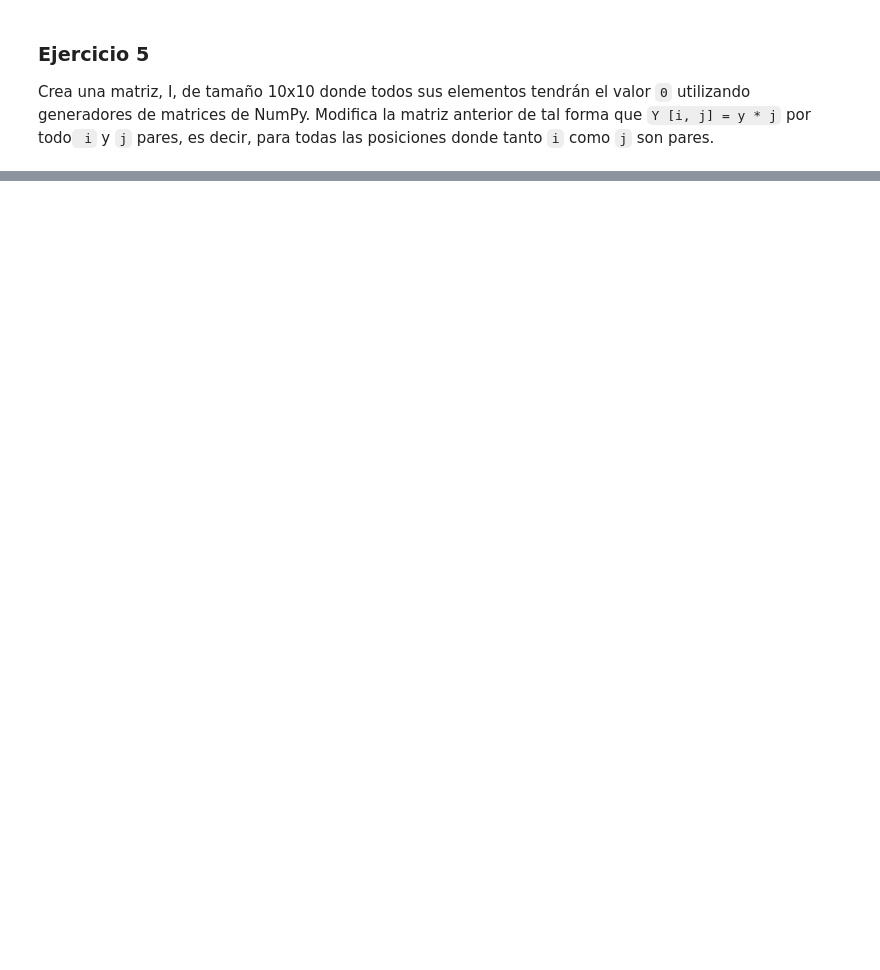
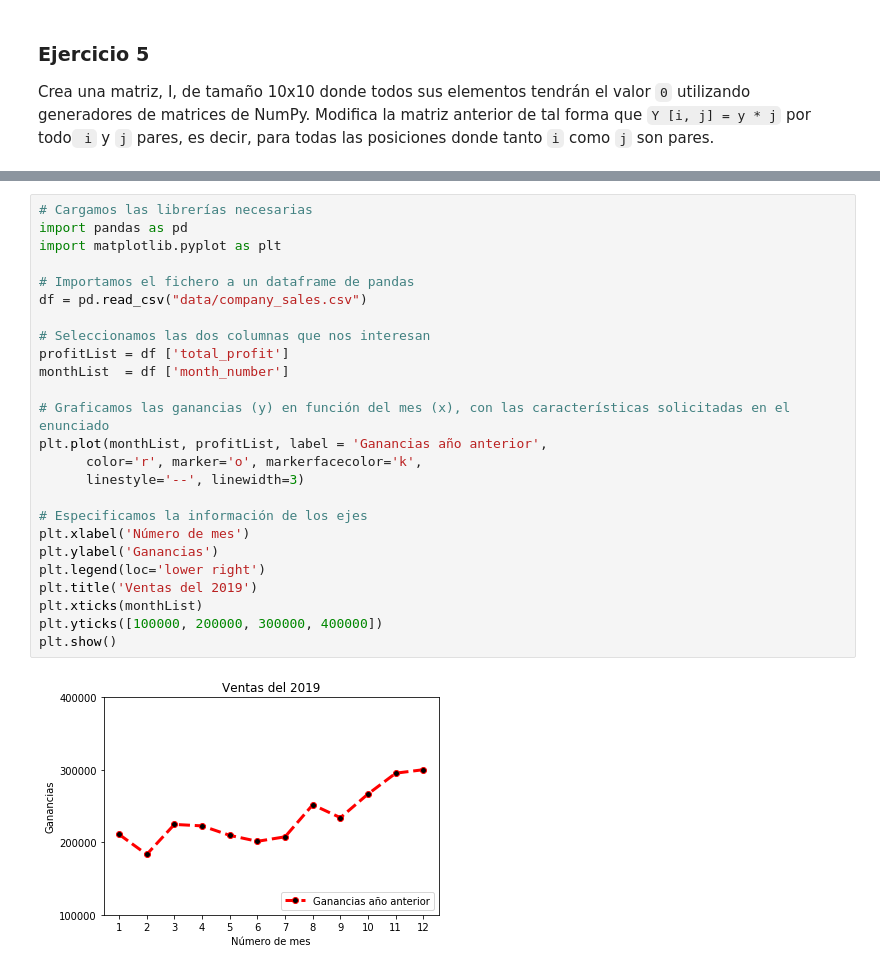
Before and after one commit to bvillenap7/Fundamentes_Data_Science_UOC_PEC4, a Jupyter notebook: prog_datasci_4_scilib_ejerciciosResueltos.ipynb, the cells around one changed output, grey strips where cells are left out. Drawn from its saved outputs; the diff is of its cells as text; blank space fills up the shorter version.

```diff
--- a/prog_datasci_4_scilib_ejerciciosResueltos.ipynb
+++ b/prog_datasci_4_scilib_ejerciciosResueltos.ipynb
@@ -317,0 +477,27 @@ plt.show()
+# %%
+# Cargamos las librerías necesarias
+import pandas as pd
+import matplotlib.pyplot as plt
+
+# Importamos el fichero a un dataframe de pandas
+df = pd.read_csv("data/company_sales.csv")
+
+# Seleccionamos las dos columnas que nos interesan
+profitList = df ['total_profit']
+monthList  = df ['month_number']
+
+# Graficamos las ganancias (y) en función del mes (x), con las características solicitadas en el enunciado
+plt.plot(monthList, profitList, label = 'Ganancias año anterior',
+      color='r', marker='o', markerfacecolor='k',
+      linestyle='--', linewidth=3)
+
+# Especificamos la información de los ejes
+plt.xlabel('Número de mes')
+plt.ylabel('Ganancias')
+plt.legend(loc='lower right')
+plt.title('Ventas del 2019')
+plt.xticks(monthList)
+plt.yticks([100000, 200000, 300000, 400000])
+plt.show()
+# %% [output]
+[figure, added]
```
Also changed, not shown: parts of 43 cells of this notebook.
